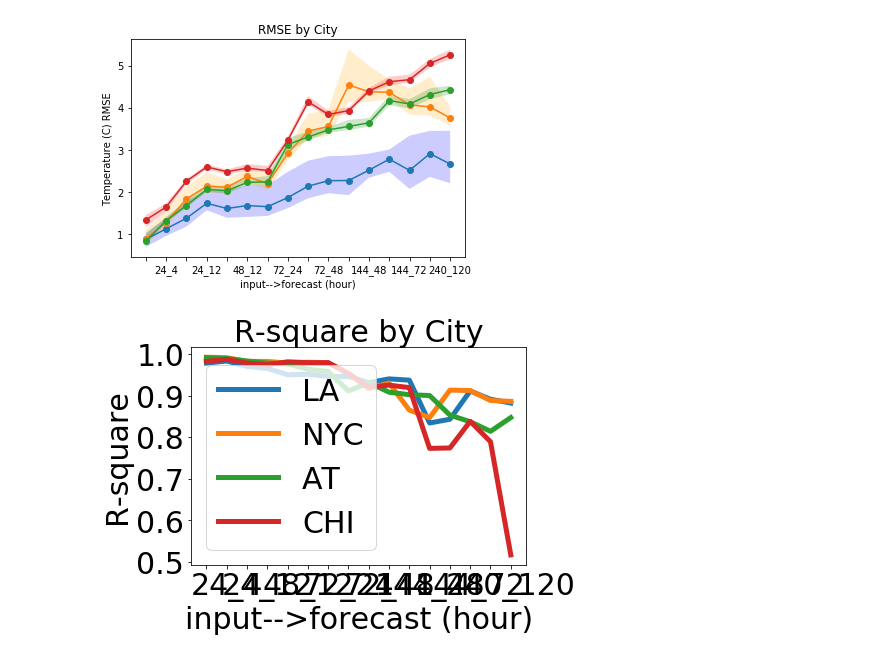
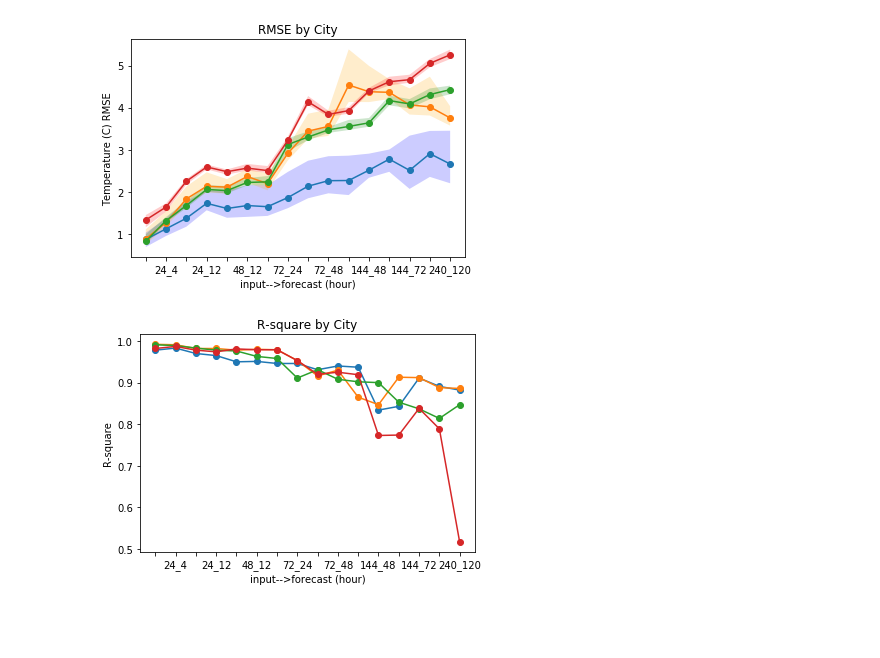
Before and after one commit to jingchaoyy/iot_temp_pred, a Jupyter notebook: result_plot.ipynb, the cells around one changed output. Cells and saved outputs as stored; diff of their text form; code cells hidden in the pictures; blank space fills up the shorter version.

```diff
--- a/result_plot.ipynb
+++ b/result_plot.ipynb
@@ -126,28 +101,27 @@ plt.show()
 # %%
 '''R2 city comparison'''
 
 r2 = pd.read_csv(path + '/All_r2.csv')
 
 cities = ['LA', 'NYC', 'AT', 'CHI']
 color = ['blue', 'orange', 'green', 'red']
 
 fig, ax = plt.subplots()
 for city in range(len(cities)):
     ax.plot(r2['exp'],
             r2[cities[city]],
             '-o',
-            label=cities[city],
-            linewidth=5.0)
+            label=cities[city],)
 
-plt.legend(fontsize=30)
-plt.xlabel('input-->forecast (hour)', size=30)
-plt.ylabel('R-square', size=30)
-plt.xticks(size=30)
+# plt.legend(fontsize=30)
+plt.xlabel('input-->forecast (hour)')
+plt.ylabel('R-square')
+# plt.xticks(size=30)
 for label in ax.get_xaxis().get_ticklabels()[::2]:
     label.set_visible(False)
-plt.yticks(size=30)
-plt.title(f'R-square by City', size=30)
+# plt.yticks(size=30)
+plt.title(f'R-square by City')
 
 plt.show()
 # %% [output]
-[figure, old version]
+[figure, new version]
```
Also changed, not shown: parts of 1 cell of this notebook.
